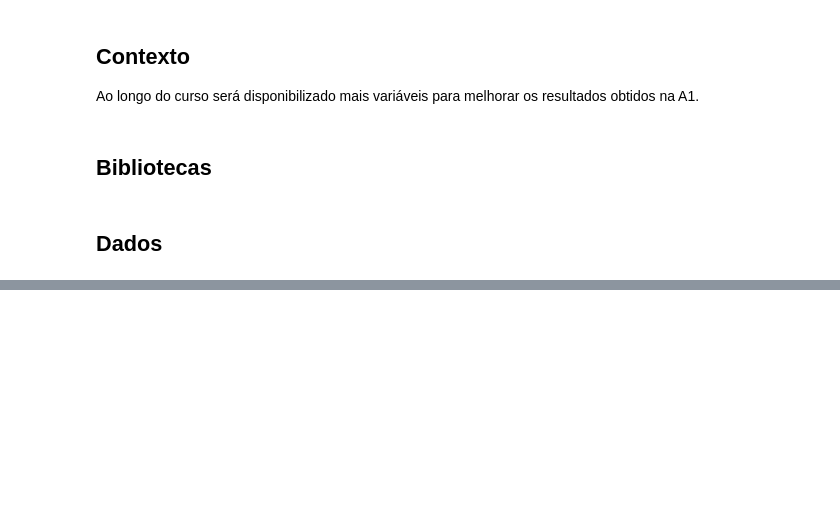
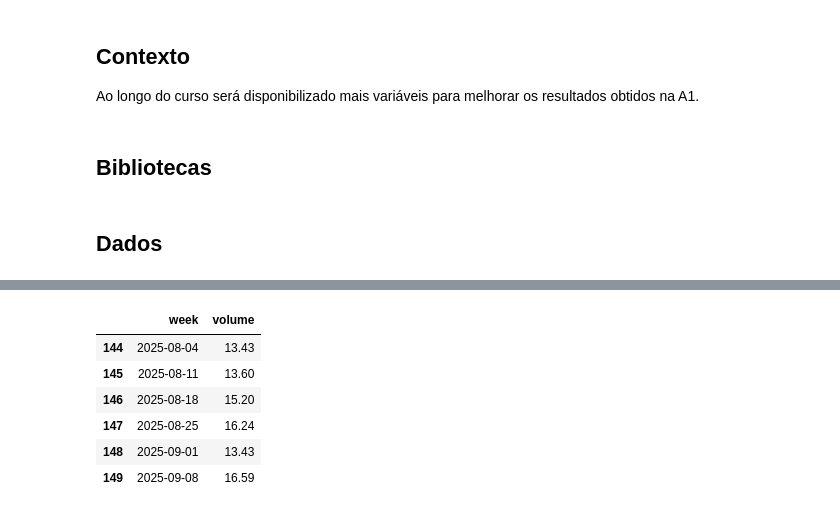
Before and after one commit to LeonardoAleee/analise_st, a Jupyter notebook: trabalho_a1.ipynb, the cells around one changed output, grey strips where cells are left out. Saved outputs shown, nothing was run; the diff lists cells and outputs as text; code cells hidden in the pictures; blank space fills up the shorter version.

```diff
--- a/trabalho_a1.ipynb
+++ b/trabalho_a1.ipynb
@@ -54,3 +68,13 @@ prison.head(6)
+# %%
+prison.tail(6)
+# %% [output]
+|  | week | volume |
+| 144 | 2025-08-04 | 13.43 |
+| 145 | 2025-08-11 | 13.60 |
+| 146 | 2025-08-18 | 15.20 |
+| 147 | 2025-08-25 | 16.24 |
+| 148 | 2025-09-01 | 13.43 |
+| 149 | 2025-09-08 | 16.59 |
 # %%
 # Converte a coluna "week" para datetime
 prison["week"] = pd.to_datetime(prison["week"])
```
Also changed, not shown: parts of 5 cells of this notebook.
